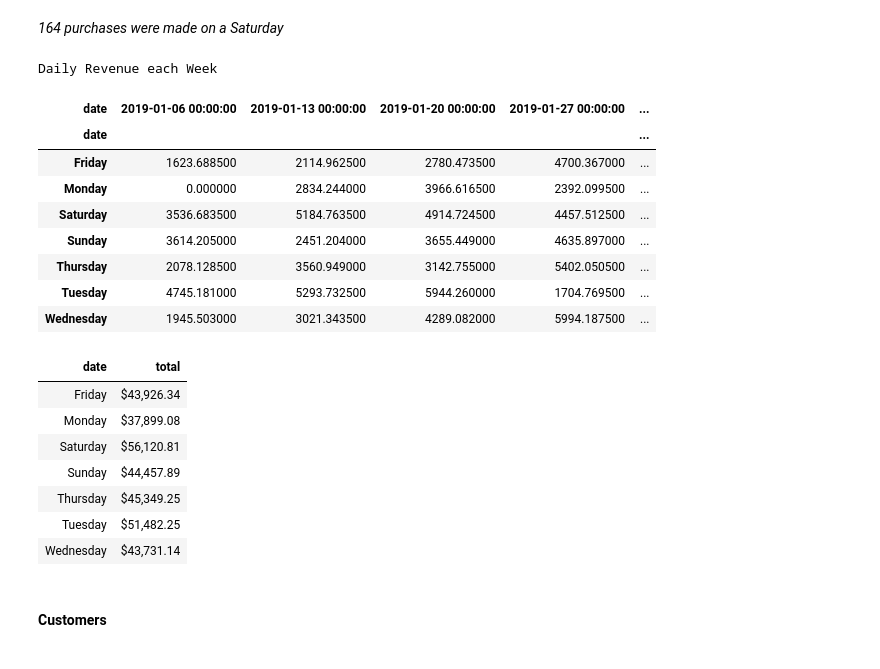
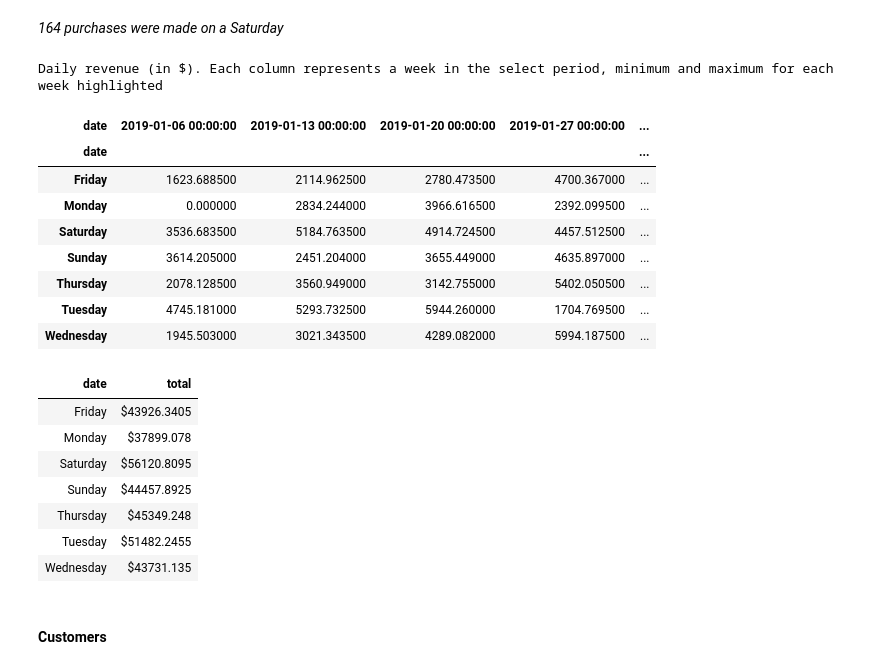
Before and after one commit to WayneNyariroh/weekly_practice, a Jupyter notebook: 10_11_22/10-11-22_supermarket_sales_analysis.ipynb, the cells around one changed output. Drawn from its saved outputs; the diff is of its cells as text; code cells hidden in the pictures.

```diff
--- a/10_11_22/10-11-22_supermarket_sales_analysis.ipynb
+++ b/10_11_22/10-11-22_supermarket_sales_analysis.ipynb
@@ -420,16 +421,14 @@ _164 purchases were made on a Saturday_
  .pivot_table(df,'total',
               index=df['date'].dt.day_name(),
               columns=pd.Grouper(key='date', freq='1W'),
-              aggfunc='sum',
+              aggfunc=np.sum,
               fill_value=0)
  .style.format()
- .set_caption('Daily Revenue each Week')
- .highlight_min(color='red')
- .highlight_max(color='green')
- #.background_gradient(cmap='Blues'
-)
+ .set_caption('Daily revenue (in $). Each column represents a week in the select period, minimum and maximum for each week highlighted')
+ .highlight_min(color='dimgrey')
+ .highlight_max(color='black'))
 # %% [output]
-Daily Revenue each Week
+Daily revenue (in $). Each column represents a week in the select period, minimum and maximum for each week highlighted
 | date | 2019-01-06 00:00:00 | 2019-01-13 00:00:00 | 2019-01-20 00:00:00 | 2019-01-27 00:00:00 | ... |
 | date |  |  |  |  | ... |
 | Friday | 1623.688500 | 2114.962500 | 2780.473500 | 4700.367000 | ... |
@@ -442,21 +441,21 @@ Daily Revenue each Week
 # %%
 #total revenue based on the day of the week
 (df
  .groupby(df['date'].dt.day_name())['total'].sum()
  .reset_index()
- .style.format({"total":"${:,.2f}"})
+ .style.format({"total":"${}"})
  .background_gradient(subset='total', cmap='Blues')
  .hide_index()
 )
 # %% [output]
 | date | total |
-| Friday | $43,926.34 |
-| Monday | $37,899.08 |
-| Saturday | $56,120.81 |
-| Sunday | $44,457.89 |
-| Thursday | $45,349.25 |
-| Tuesday | $51,482.25 |
-| Wednesday | $43,731.14 |
+| Friday | $43926.3405 |
+| Monday | $37899.078 |
+| Saturday | $56120.8095 |
+| Sunday | $44457.8925 |
+| Thursday | $45349.248 |
+| Tuesday | $51482.2455 |
+| Wednesday | $43731.135 |
 # %% [markdown]
 #### Customers
 # %%
```
Also changed, not shown: parts of 1 cell of this notebook, 1 other file.
